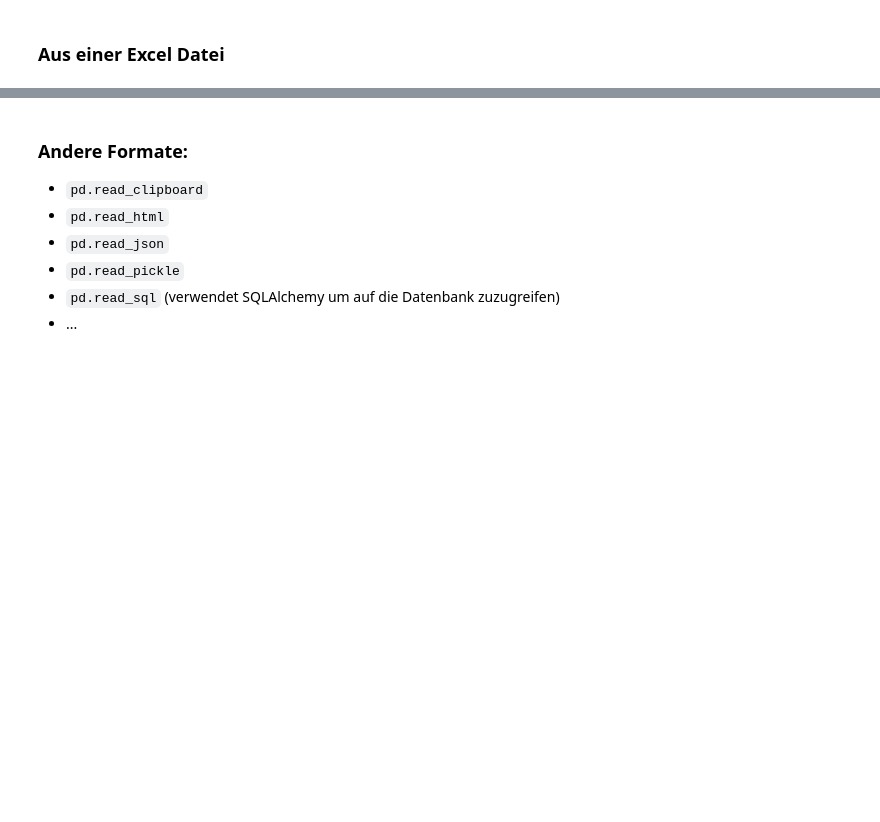
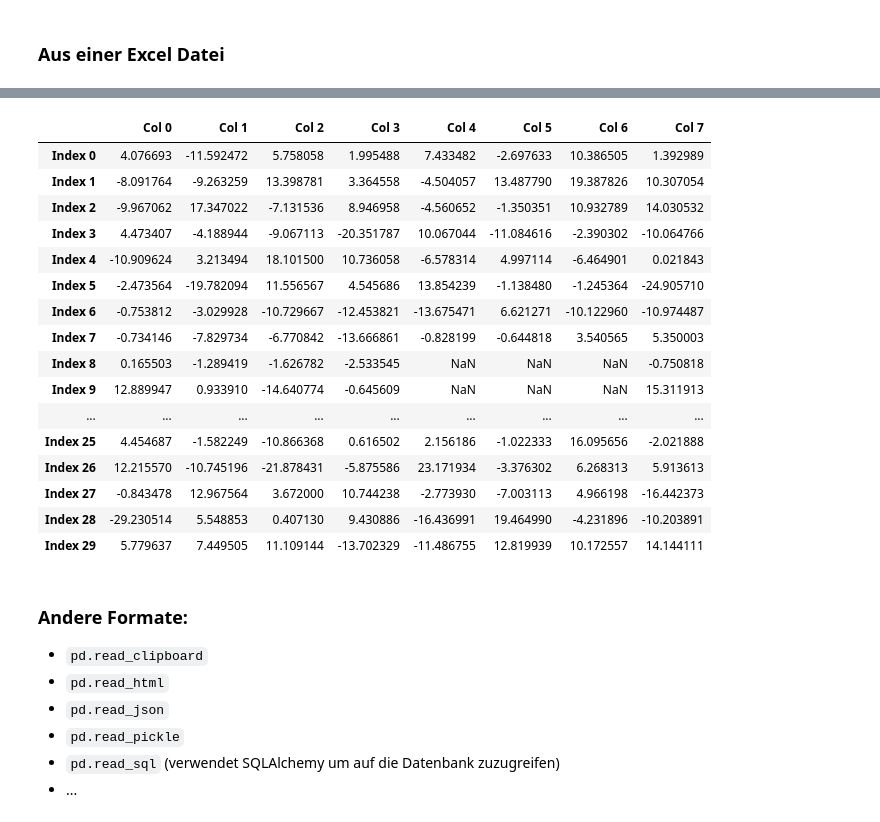
Before and after one commit to hoelzl/python-programmierer, a Jupyter notebook: Slides/Code_Along/De/topic_520_pandas_data_frames_1.ipynb, the cells around one changed output, grey strips where cells are left out. Cells and saved outputs as stored; diff of their text form; code cells hidden in the pictures; blank space fills up the shorter version.

```diff
--- a/Slides/Code_Along/De/topic_520_pandas_data_frames_1.ipynb
+++ b/Slides/Code_Along/De/topic_520_pandas_data_frames_1.ipynb
@@ -34,3 +113,31 @@ df
+# %%
+df_excel2 = pd.read_excel(
+    pandas_dir_path / "excel_other_sheet.xlsx",
+    index_col=0,
+    sheet_name="Another Sheet",
+    header=0,
+    skiprows=[1]
+)
+# %%
+df_excel2
+# %% [output]
+|  | Col 0 | Col 1 | Col 2 | Col 3 | Col 4 | Col 5 | Col 6 | Col 7 |
+| Index 0 | 4.076693 | -11.592472 | 5.758058 | 1.995488 | 7.433482 | -2.697633 | 10.386505 | 1.392989 |
+| Index 1 | -8.091764 | -9.263259 | 13.398781 | 3.364558 | -4.504057 | 13.487790 | 19.387826 | 10.307054 |
+| Index 2 | -9.967062 | 17.347022 | -7.131536 | 8.946958 | -4.560652 | -1.350351 | 10.932789 | 14.030532 |
+| Index 3 | 4.473407 | -4.188944 | -9.067113 | -20.351787 | 10.067044 | -11.084616 | -2.390302 | -10.064766 |
+| Index 4 | -10.909624 | 3.213494 | 18.101500 | 10.736058 | -6.578314 | 4.997114 | -6.464901 | 0.021843 |
+| Index 5 | -2.473564 | -19.782094 | 11.556567 | 4.545686 | 13.854239 | -1.138480 | -1.245364 | -24.905710 |
+| Index 6 | -0.753812 | -3.029928 | -10.729667 | -12.453821 | -13.675471 | 6.621271 | -10.122960 | -10.974487 |
+| Index 7 | -0.734146 | -7.829734 | -6.770842 | -13.666861 | -0.828199 | -0.644818 | 3.540565 | 5.350003 |
+| Index 8 | 0.165503 | -1.289419 | -1.626782 | -2.533545 | NaN | NaN | NaN | -0.750818 |
+| Index 9 | 12.889947 | 0.933910 | -14.640774 | -0.645609 | NaN | NaN | NaN | 15.311913 |
+| ... | ... | ... | ... | ... | ... | ... | ... | ... |
+| Index 25 | 4.454687 | -1.582249 | -10.866368 | 0.616502 | 2.156186 | -1.022333 | 16.095656 | -2.021888 |
+| Index 26 | 12.215570 | -10.745196 | -21.878431 | -5.875586 | 23.171934 | -3.376302 | 6.268313 | 5.913613 |
+| Index 27 | -0.843478 | 12.967564 | 3.672000 | 10.744238 | -2.773930 | -7.003113 | 4.966198 | -16.442373 |
+| Index 28 | -29.230514 | 5.548853 | 0.407130 | 9.430886 | -16.436991 | 19.464990 | -4.231896 | -10.203891 |
+| Index 29 | 5.779637 | 7.449505 | 11.109144 | -13.702329 | -11.486755 | 12.819939 | 10.172557 | 14.144111 |
 # %% [markdown]
 
 ### Andere Formate:
```
Also changed, not shown: parts of 30 cells of this notebook, 23 other files.
